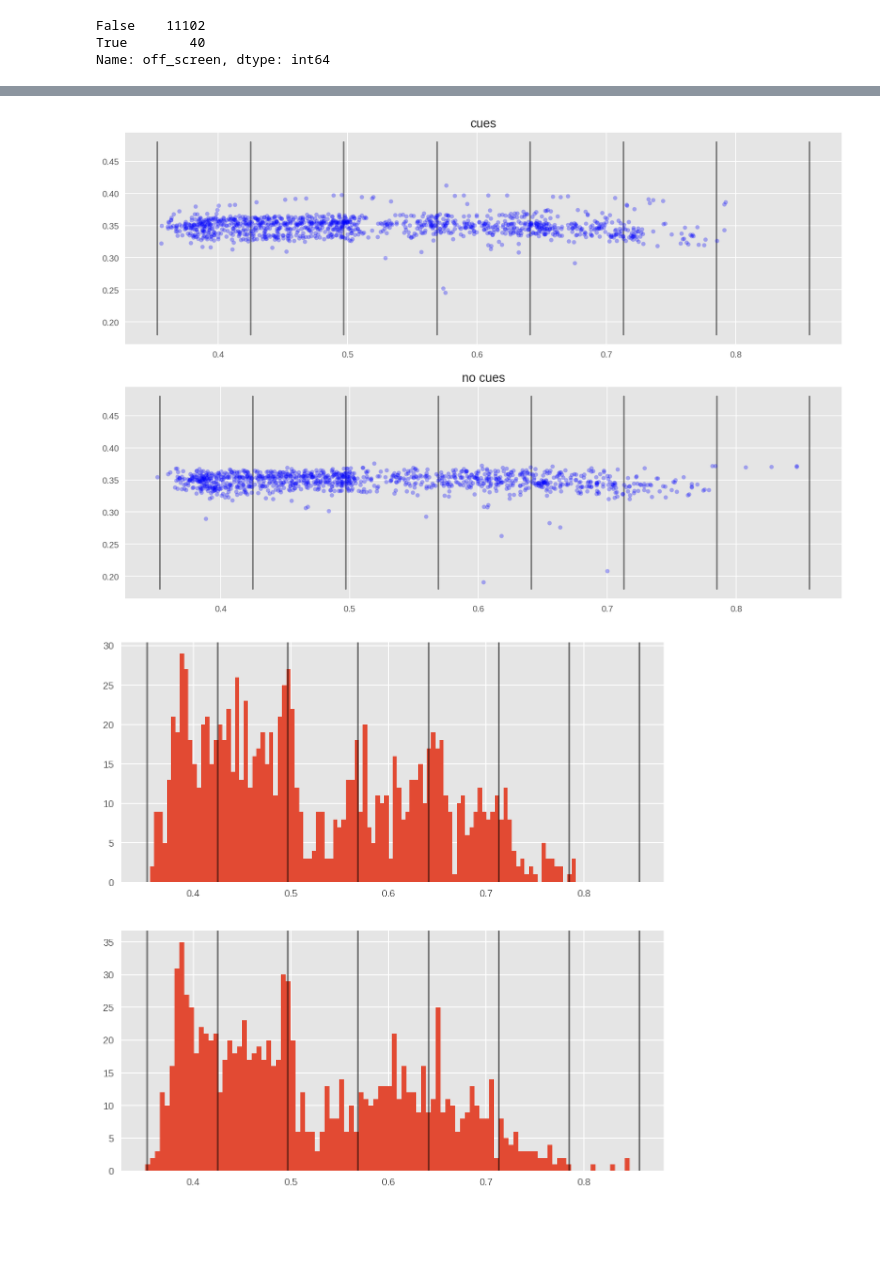
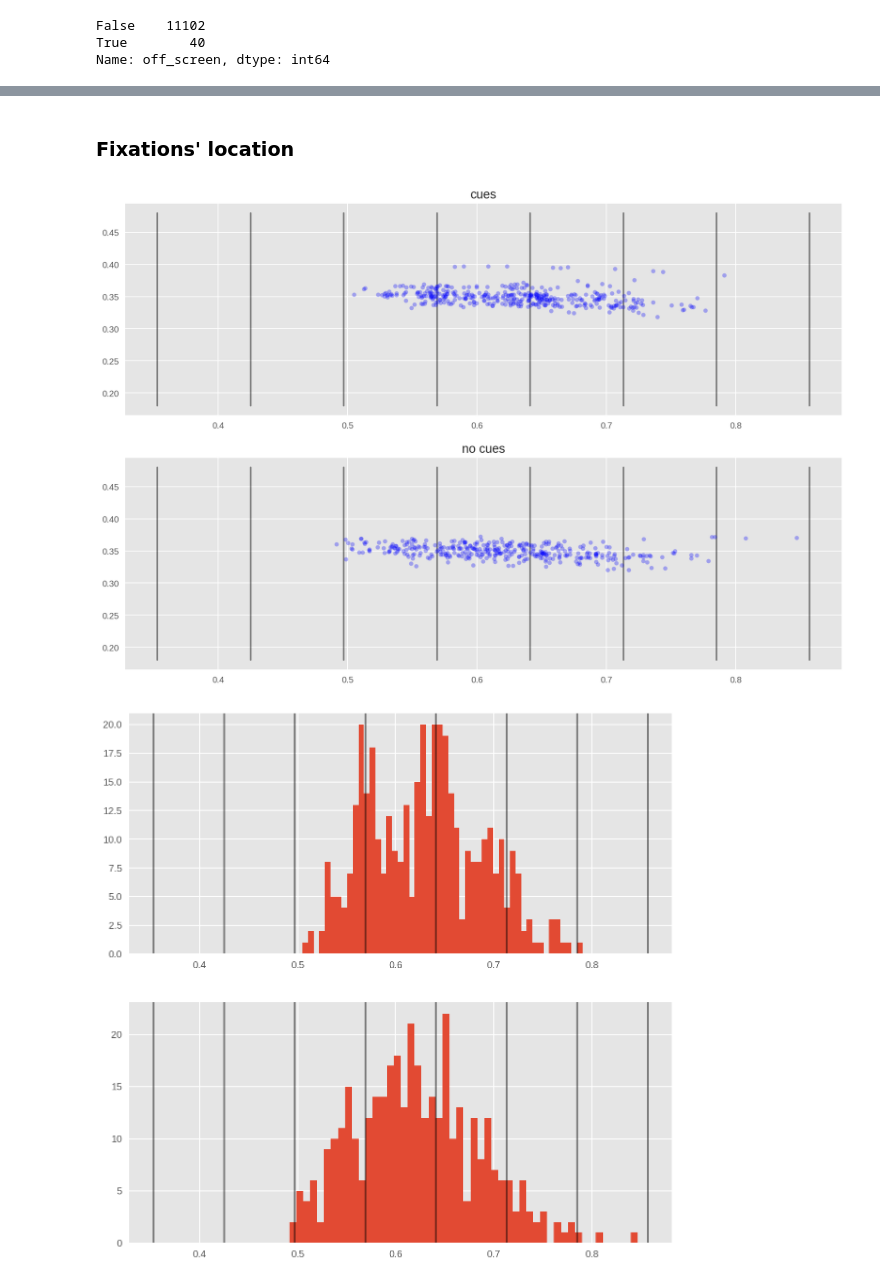
Before and after one commit to Roman-Belenya/perception_and_action, a Jupyter notebook: explore.ipynb, the cells around one changed output, grey strips where cells are left out. Cells and saved outputs as stored; diff of their text form; code cells hidden in the pictures; blank space fills up the shorter version.

Commit message:
explore fixations duration

```diff
--- a/explore.ipynb
+++ b/explore.ipynb
@@ -161,9 +163,11 @@ for name, subj in d.items():
         to_add.drop('dispersion', axis = 1, inplace = True)
         to_add['p'] = name
         to_add['condition'] = trial['name'][6:-4]
+        sm = trial['startmovement']
+        to_add['ro_frame'] = np.where(np.array(sm) == 1)[0][0]
 
         fixations = fixations.append(to_add, ignore_index = True)
 
-fixations = fixations[['p', 'condition', 'centre_x', 'centre_z', 'duration', 'start_frame', 'end_frame']]
+fixations = fixations[['p', 'condition', 'centre_x', 'centre_z', 'duration', 'start_frame', 'end_frame', 'ro_frame']]
 fixations[:5]
 # %% [output]
@@ -215,9 +227,19 @@ fixations[:5]
+# %% [markdown]
+### Fixations' location
+# %%
+# Fixations for occlusion, cue vs no cue, left to right
+
+ocl_fixations = fixations[(fixations['condition'] == 'Occlusion_Cue_LeftToRight') & \
+                          (fixations['off_screen'] == False) & \
+                          (fixations['start_frame'] < fixations['ro_frame']) &
+                          (fixations['start_frame'] > 495)]
+
+
+onl_fixations = fixations[(fixations['condition'] == 'Occlusion_NoCue_LeftToRight') & \
+                          (fixations['off_screen'] == False) & \
+                          (fixations['start_frame'] < fixations['ro_frame']) & \
+                          (fixations['start_frame'] > 495)]
 # %%
-# Fixations for occlusion, cue vs no cue, left to right
-
-ocl_fixations = fixations[(fixations['condition'] == 'Occlusion_Cue_LeftToRight') & (fixations['off_screen'] == False)]
-onl_fixations = fixations[(fixations['condition'] == 'Occlusion_NoCue_LeftToRight') & (fixations['off_screen'] == False)]
-
 fig = plt.figure(figsize = [15, 10])
 ax1 = fig.add_subplot(211)
 draw_cues(ax1, ybottom = 0.18, ytop = 0.48)
@@ -231,20 +253,20 @@ ax2.set_title('no cues')
 
 plt.show()
 # %% [output]
-[figure, old version]
+[figure, new version]
 # %%
 fig = plt.figure(figsize = [10, 10])
 ax1 = fig.add_subplot(211)
-ax1.hist(ocl_fixations['centre_x'], bins = 100)
+ax1.hist(ocl_fixations['centre_x'], bins = 50)
 draw_cues(ax1)
 
 ax2 = fig.add_subplot(212, sharex = ax1)
-ax2.hist(onl_fixations['centre_x'], bins = 100)
+ax2.hist(onl_fixations['centre_x'], bins = 50)
 draw_cues(ax2)
 
 plt.show()
 # %% [output]
-[figure, old version]
+[figure, new version]
 # %%
 # Overlay the cues & plot the closest fixations. 0 = cue position
 
```
Also changed, not shown: parts of 14 cells of this notebook.
